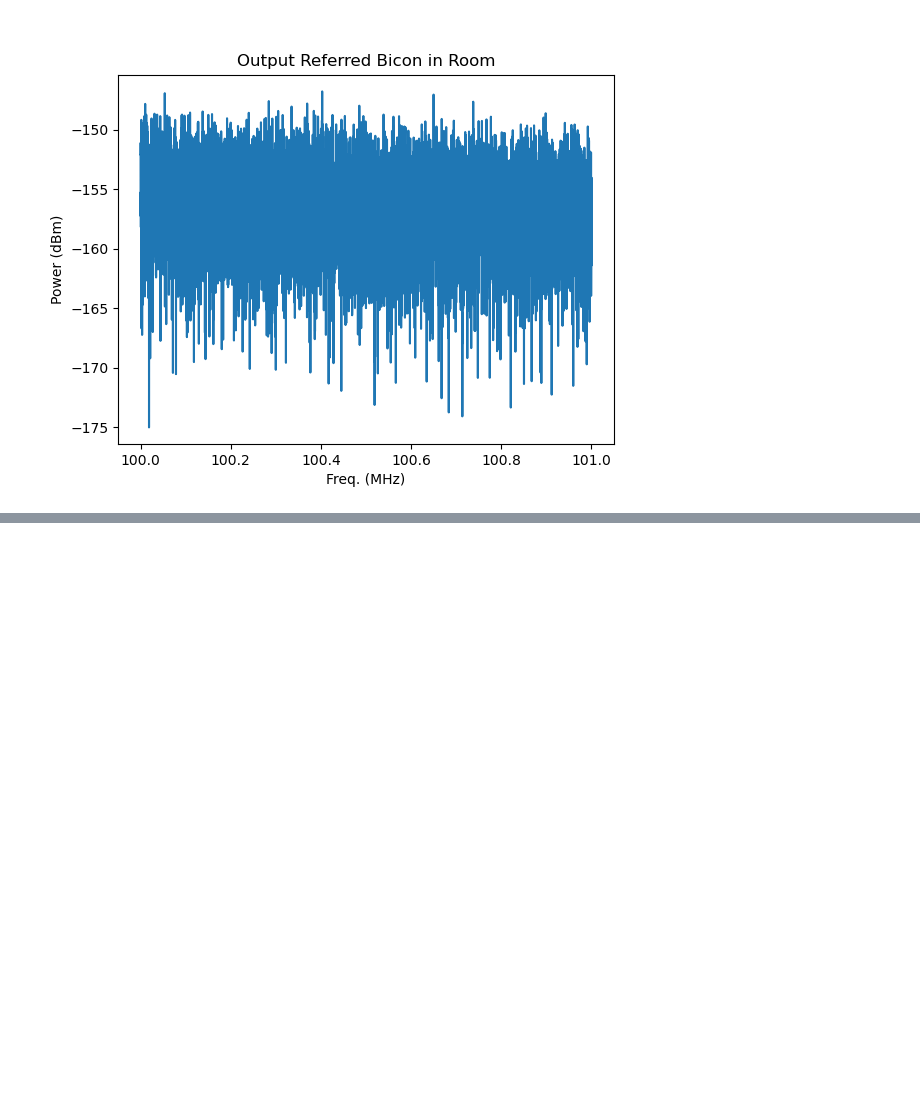
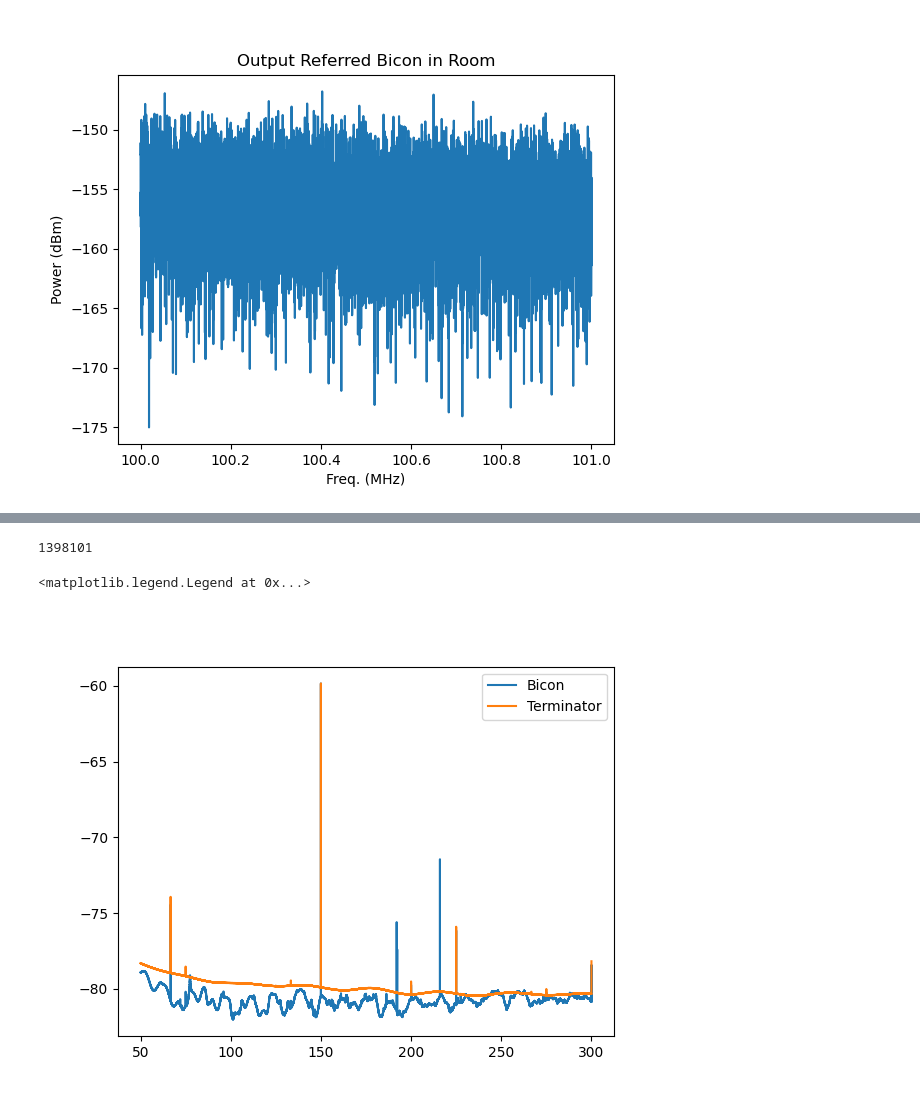
Before and after one commit to josephmlev/darkRadio, a Jupyter notebook: qual/rigolData/toyAnalysisNotebook.ipynb, the cells around one changed output, grey strips where cells are left out. Drawn from its saved outputs; the diff is of its cells as text; code cells hidden in the pictures; blank space fills up the shorter version.

Commit message:
working on toy analysis before first practice qual

```diff
--- a/qual/rigolData/toyAnalysisNotebook.ipynb
+++ b/qual/rigolData/toyAnalysisNotebook.ipynb
@@ -137,0 +154,19 @@ Text(0.5, 1.0, 'Output Referred Bicon in Room')
+# %%
+freqs = np.load('../../daqAnalysisAndExperiments/run1Analysis/run1_freqData_avgAll11776Spectra_gitignore.npy')
+antData = np.load('../../daqAnalysisAndExperiments/run1Analysis/run1_antData_avgAll11776Spectra_gitignore.npy')[1:]
+termData = np.load('../../daqAnalysisAndExperiments/run1Analysis/run1_termData_avgAll11776Spectra_gitignore.npy')[1:]
+# %%
+startFreq = 50 #Mhz
+startFreqIdx = int(startFreq/300 * len(freqs))
+print(startFreqIdx)
+
+plt.close('all')
+plt.figure()
+plt.plot(freqs[startFreqIdx:], dr.fft2dBm(antData[startFreqIdx:]), label = 'Bicon')
+plt.plot(freqs[startFreqIdx:], dr.fft2dBm(termData[startFreqIdx:]), label = 'Terminator')
+plt.legend(loc = 'upper right'
+)
+# %% [output]
+1398101
+<matplotlib.legend.Legend at 0x...>
+[figure, added]
```
Also changed, not shown: parts of 5 cells of this notebook.
